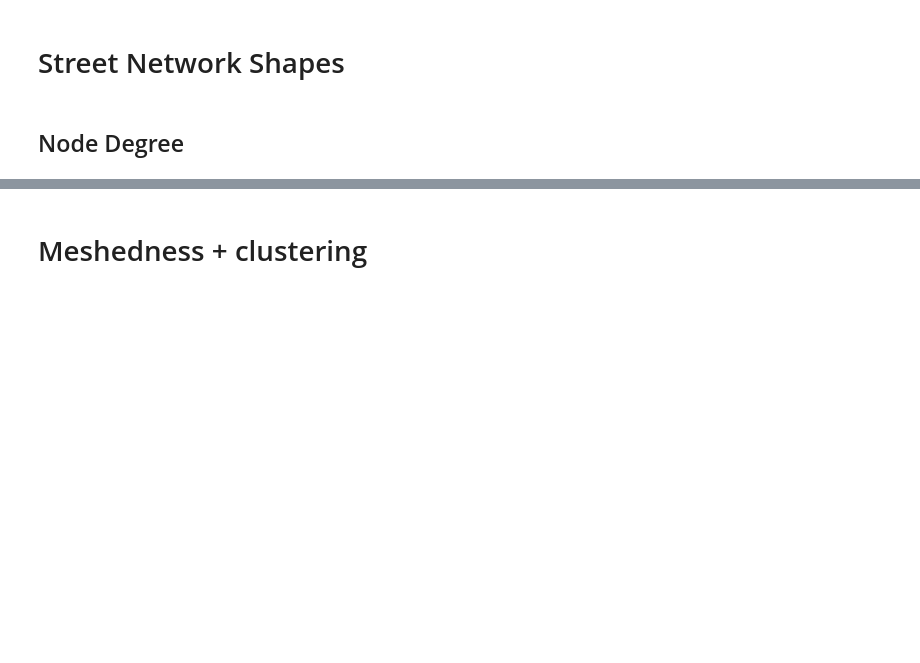
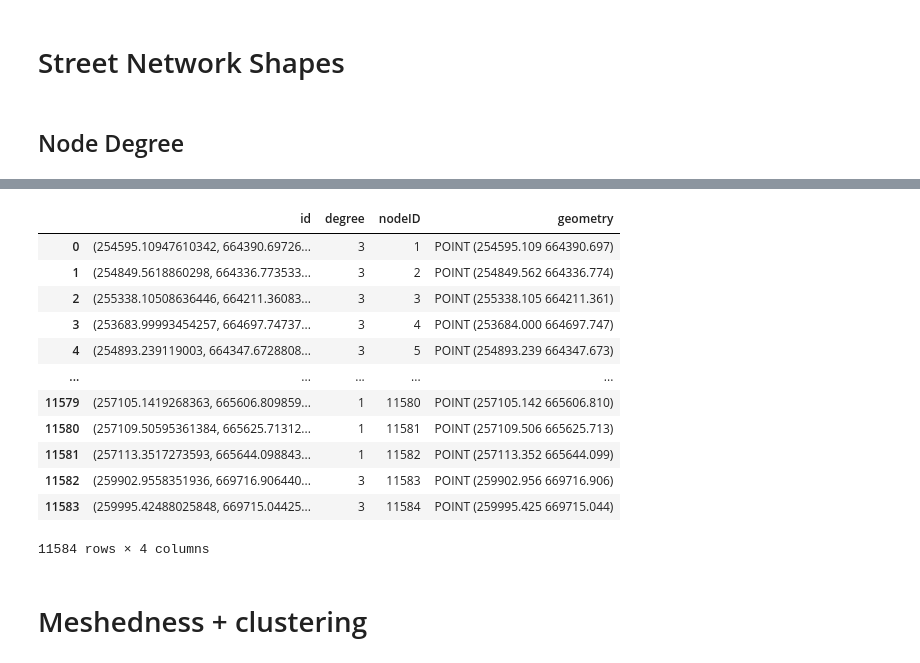
Before and after one commit to virgilxw/Morphology_model_v1, a Jupyter notebook: 5_network.ipynb, the cells around one changed output, grey strips where cells are left out. Drawn from its saved outputs; the diff is of its cells as text; code cells hidden in the pictures; blank space fills up the shorter version.

```diff
--- a/5_network.ipynb
+++ b/5_network.ipynb
@@ -41,3 +65,6 @@ client
 # %%
 # Create a pandas dataframe from the multigraph
 primal = momepy.gdf_to_nx(streets, approach='primal')
+# %%
+nodes, edges, sw = momepy.nx_to_gdf(primal, points=True, lines=True,
+                                    spatial_weights=True)
@@ -76,3 +124,19 @@ node_degree = pd.DataFrame.from_dict(node_degree, orient='index').rename(columns
+# %%
+nodes
+# %% [output]
+|  | id | degree | nodeID | geometry |
+| 0 | (254595.10947610342, 664390.69726... | 3 | 1 | POINT (254595.109 664390.697) |
+| 1 | (254849.5618860298, 664336.773533... | 3 | 2 | POINT (254849.562 664336.774) |
+| 2 | (255338.10508636446, 664211.36083... | 3 | 3 | POINT (255338.105 664211.361) |
+| 3 | (253683.99993454257, 664697.74737... | 3 | 4 | POINT (253684.000 664697.747) |
+| 4 | (254893.239119003, 664347.6728808... | 3 | 5 | POINT (254893.239 664347.673) |
+| ... | ... | ... | ... | ... |
+| 11579 | (257105.1419268363, 665606.809859... | 1 | 11580 | POINT (257105.142 665606.810) |
+| 11580 | (257109.50595361384, 665625.71312... | 1 | 11581 | POINT (257109.506 665625.713) |
+| 11581 | (257113.3517273593, 665644.098843... | 1 | 11582 | POINT (257113.352 665644.099) |
+| 11582 | (259902.9558351936, 669716.906440... | 3 | 11583 | POINT (259902.956 669716.906) |
+| 11583 | (259995.42488025848, 669715.04425... | 3 | 11584 | POINT (259995.425 669715.044) |
+11584 rows × 4 columns
 # %%
 # # cross-testing to Momepy implementation
 
```
Also changed, not shown: parts of 60 cells of this notebook, 3 other files.
